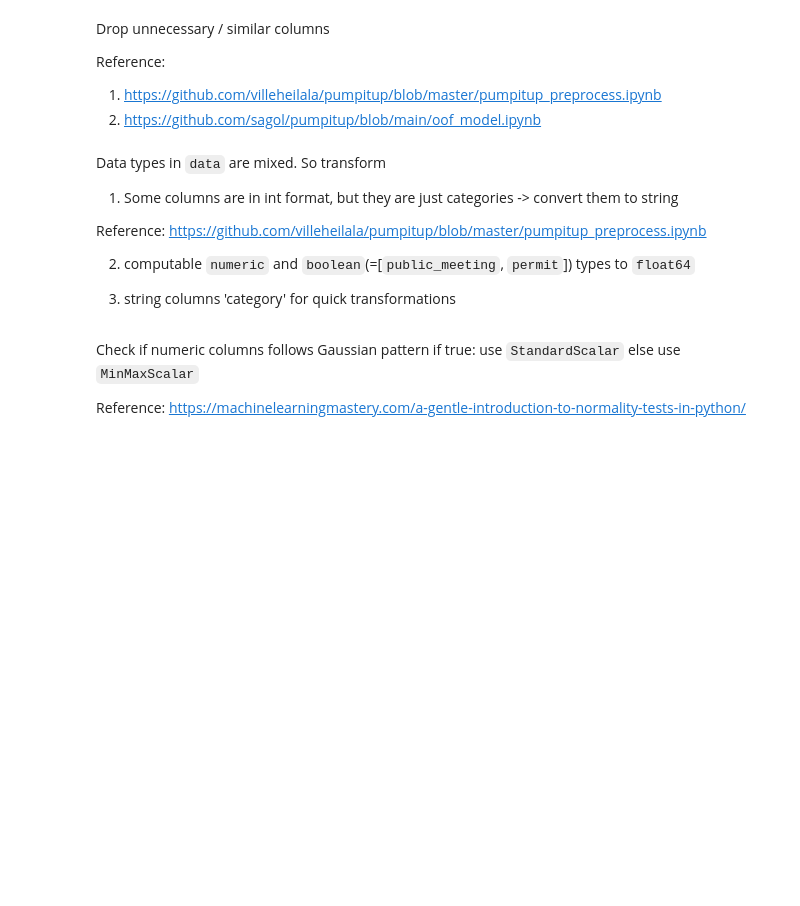
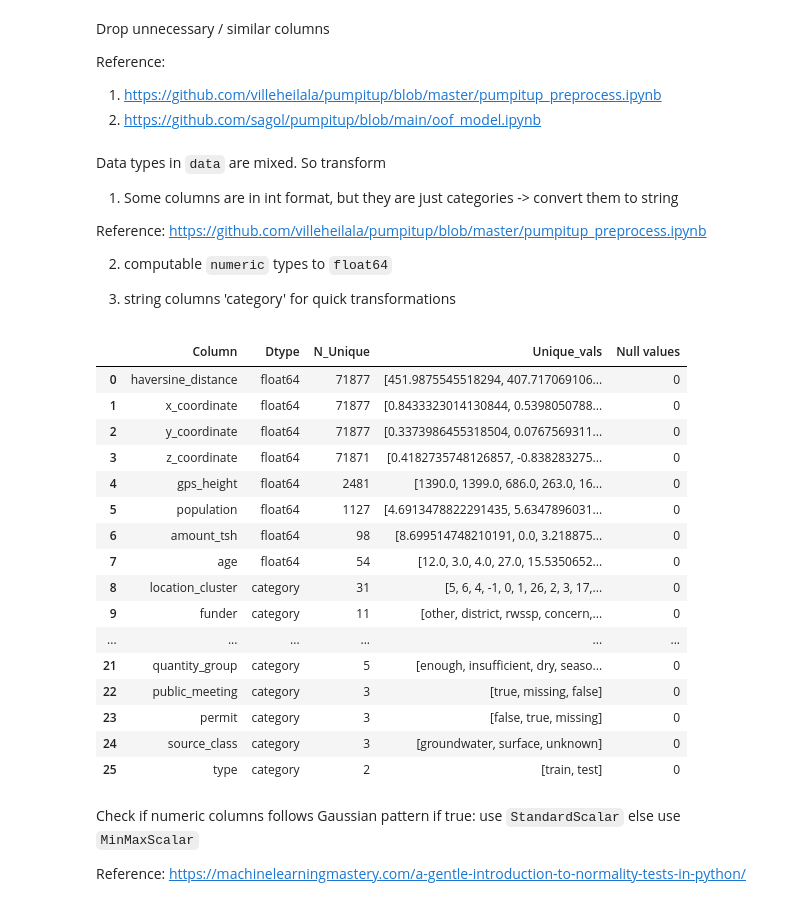
Before and after one commit to ahrooran-r/pump_it_up_170020c, a Jupyter notebook: pre-process.ipynb, the cells around one changed output. Saved outputs shown, nothing was run; the diff lists cells and outputs as text; code cells hidden in the pictures; blank space fills up the shorter version.

```diff
--- a/pre-process.ipynb
+++ b/pre-process.ipynb
@@ -1015,11 +982,3 @@ Drop unnecessary / similar columns
 Reference:
 1. https://github.com/villeheilala/pumpitup/blob/master/pumpitup_preprocess.ipynb
 2. https://github.com/sagol/pumpitup/blob/main/oof_model.ipynb
-# %%
-# similar_cols = ['scheme_management', 'quantity_group', 'water_quality',
-#                 'region_code', 'payment_type', b'extraction_type',
-#                 'waterpoint_type_group', 'date_recorded', 'recorded_by']
-
-similar_cols = ['date_recorded', 'recorded_by', "latitude", "longitude"]
-
-data.drop(similar_cols, inplace=True, axis=1)
@@ -1030,25 +999,47 @@ Data types in `data` are mixed. So transform
 
 Reference: https://github.com/villeheilala/pumpitup/blob/master/pumpitup_preprocess.ipynb
 
-2. computable `numeric` and `boolean`(=[`public_meeting`, `permit`]) types to `float64`
+2. computable `numeric` types to `float64`
 
 3. string columns 'category' for quick transformations
-# %%
-convert = ["district_code", "construction_year", "region_code", "location_cluster", "num_private"]
-for col in convert:
-    data[col] = data[col].map(lambda x: str(x))
-
-# numeric columns
-numeric_columns = ["public_meeting", "permit"] + [col for col in data.columns if data[col].dtype not in [object, "category"]]
-
-# convert to float64
-for col in numeric_columns:
-    data[col] = data[col].astype("float64")
-
-categorical_columns = [col for col in data.columns if col not in numeric_columns]
-
-for col in categorical_columns:
-    data[col] = data[col].astype("category")
+# %%
+categorical_columns = [col for col in data.columns if data[col].dtype in [object, "category"]] + ["location_cluster"]
+for col in categorical_columns:
+    data[col] = data[col].map(lambda x: str(x).lower()).astype("category")
+
+# numeric columns
+numeric_columns = [col for col in data.columns if col not in categorical_columns]
+
+# convert to float64
+for col in numeric_columns:
+    data[col] = data[col].astype("float64")
+# %%
+df = data
+col_details = []
+for col in df.columns:
+    col_details.append((col, df[col].dtype, df[col].nunique(), list(df[col].unique()), df[col].isnull().sum()))
+col_details.sort(key=lambda x: 1 / x[-3])
+
+temp = pd.DataFrame(col_details, columns=["Column", "Dtype", "N_Unique", "Unique_vals", "Null values"])
+temp
+# %% [output]
+|  | Column | Dtype | N_Unique | Unique_vals | Null values |
+| 0 | haversine_distance | float64 | 71877 | [451.9875545518294, 407.717069106... | 0 |
+| 1 | x_coordinate | float64 | 71877 | [0.8433323014130844, 0.5398050788... | 0 |
+| 2 | y_coordinate | float64 | 71877 | [0.3373986455318504, 0.0767569311... | 0 |
+| 3 | z_coordinate | float64 | 71871 | [0.4182735748126857, -0.838283275... | 0 |
+| 4 | gps_height | float64 | 2481 | [1390.0, 1399.0, 686.0, 263.0, 16... | 0 |
+| 5 | population | float64 | 1127 | [4.6913478822291435, 5.6347896031... | 0 |
+| 6 | amount_tsh | float64 | 98 | [8.699514748210191, 0.0, 3.218875... | 0 |
+| 7 | age | float64 | 54 | [12.0, 3.0, 4.0, 27.0, 15.5350652... | 0 |
+| 8 | location_cluster | category | 31 | [5, 6, 4, -1, 0, 1, 26, 2, 3, 17,... | 0 |
+| 9 | funder | category | 11 | [other, district, rwssp, concern,... | 0 |
+| ... | ... | ... | ... | ... | ... |
+| 21 | quantity_group | category | 5 | [enough, insufficient, dry, seaso... | 0 |
+| 22 | public_meeting | category | 3 | [true, missing, false] | 0 |
+| 23 | permit | category | 3 | [false, true, missing] | 0 |
+| 24 | source_class | category | 3 | [groundwater, surface, unknown] | 0 |
+| 25 | type | category | 2 | [train, test] | 0 |
 # %% [markdown]
 Check if numeric columns follows Gaussian pattern
 if true: use `StandardScalar` else use `MinMaxScalar`
```
Also changed, not shown: parts of 36 cells of this notebook.
